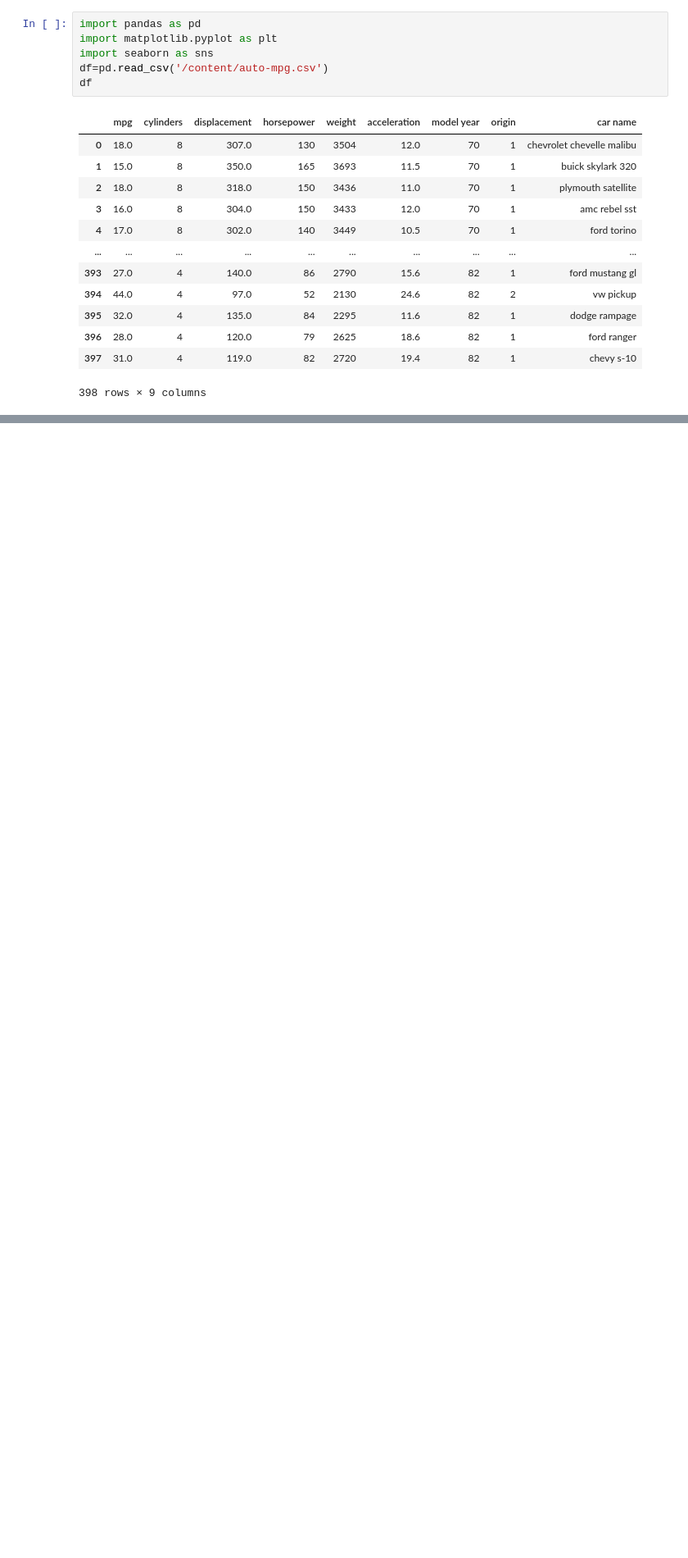
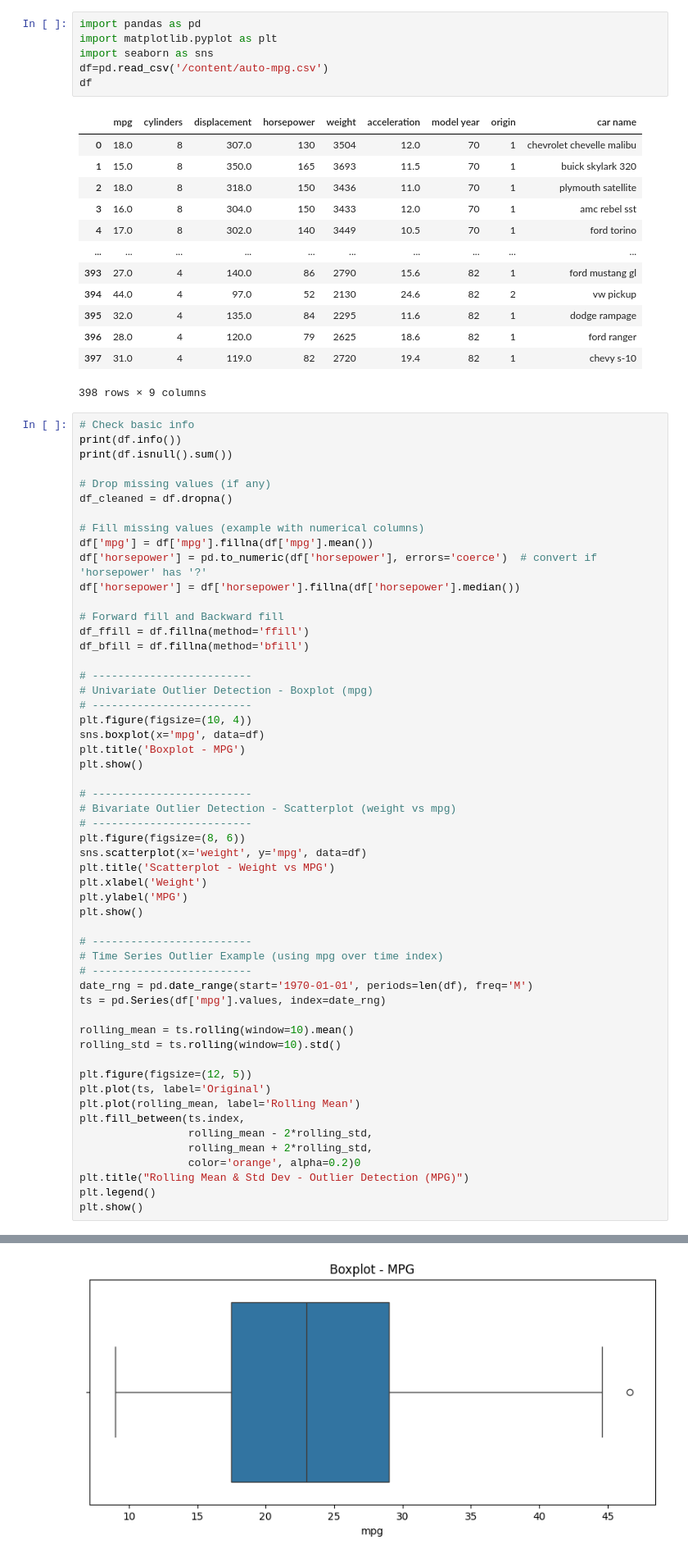
Before and after one commit to prateek14062005/Jack, a Jupyter notebook: AI_prateek_.ipynb, the cells around one changed output, grey strips where cells are left out. Shown at 82% size. Saved outputs shown, nothing was run; the diff lists cells and outputs as text; blank space fills up the shorter version.

```diff
--- a/AI_prateek_.ipynb
+++ b/AI_prateek_.ipynb
@@ -2866,3 +2866,58 @@ df
 | 396 | 28.0 | 4 | 120.0 | 79 | 2625 | 18.6 | 82 | 1 | ford ranger |
 | 397 | 31.0 | 4 | 119.0 | 82 | 2720 | 19.4 | 82 | 1 | chevy s-10 |
 398 rows × 9 columns
+# %%
+# Check basic info
+print(df.info())
+print(df.isnull().sum())
+
+# Drop missing values (if any)
+df_cleaned = df.dropna()
+
+# Fill missing values (example with numerical columns)
+df['mpg'] = df['mpg'].fillna(df['mpg'].mean())
+df['horsepower'] = pd.to_numeric(df['horsepower'], errors='coerce')  # convert if 'horsepower' has '?'
+df['horsepower'] = df['horsepower'].fillna(df['horsepower'].median())
+
+# Forward fill and Backward fill
+df_ffill = df.fillna(method='ffill')
+df_bfill = df.fillna(method='bfill')
+
+# -------------------------
+# Univariate Outlier Detection - Boxplot (mpg)
+# -------------------------
+plt.figure(figsize=(10, 4))
+sns.boxplot(x='mpg', data=df)
+plt.title('Boxplot - MPG')
+plt.show()
+
+# -------------------------
+# Bivariate Outlier Detection - Scatterplot (weight vs mpg)
+# -------------------------
+plt.figure(figsize=(8, 6))
+sns.scatterplot(x='weight', y='mpg', data=df)
+plt.title('Scatterplot - Weight vs MPG')
+plt.xlabel('Weight')
+plt.ylabel('MPG')
+plt.show()
+
+# -------------------------
+# Time Series Outlier Example (using mpg over time index)
+# -------------------------
+date_rng = pd.date_range(start='1970-01-01', periods=len(df), freq='M')
+ts = pd.Series(df['mpg'].values, index=date_rng)
+
+rolling_mean = ts.rolling(window=10).mean()
+rolling_std = ts.rolling(window=10).std()
+
+plt.figure(figsize=(12, 5))
+plt.plot(ts, label='Original')
+plt.plot(rolling_mean, label='Rolling Mean')
+plt.fill_between(ts.index,
+                 rolling_mean - 2*rolling_std,
+                 rolling_mean + 2*rolling_std,
+                 color='orange', alpha=0.2)0
+plt.title("Rolling Mean & Std Dev - Outlier Detection (MPG)")
+plt.legend()
+plt.show()
+# %% [output]
@@ -2868,0 +2941 @@ df
+[figure, added]
```
Also changed, not shown: parts of 1 cell of this notebook.
